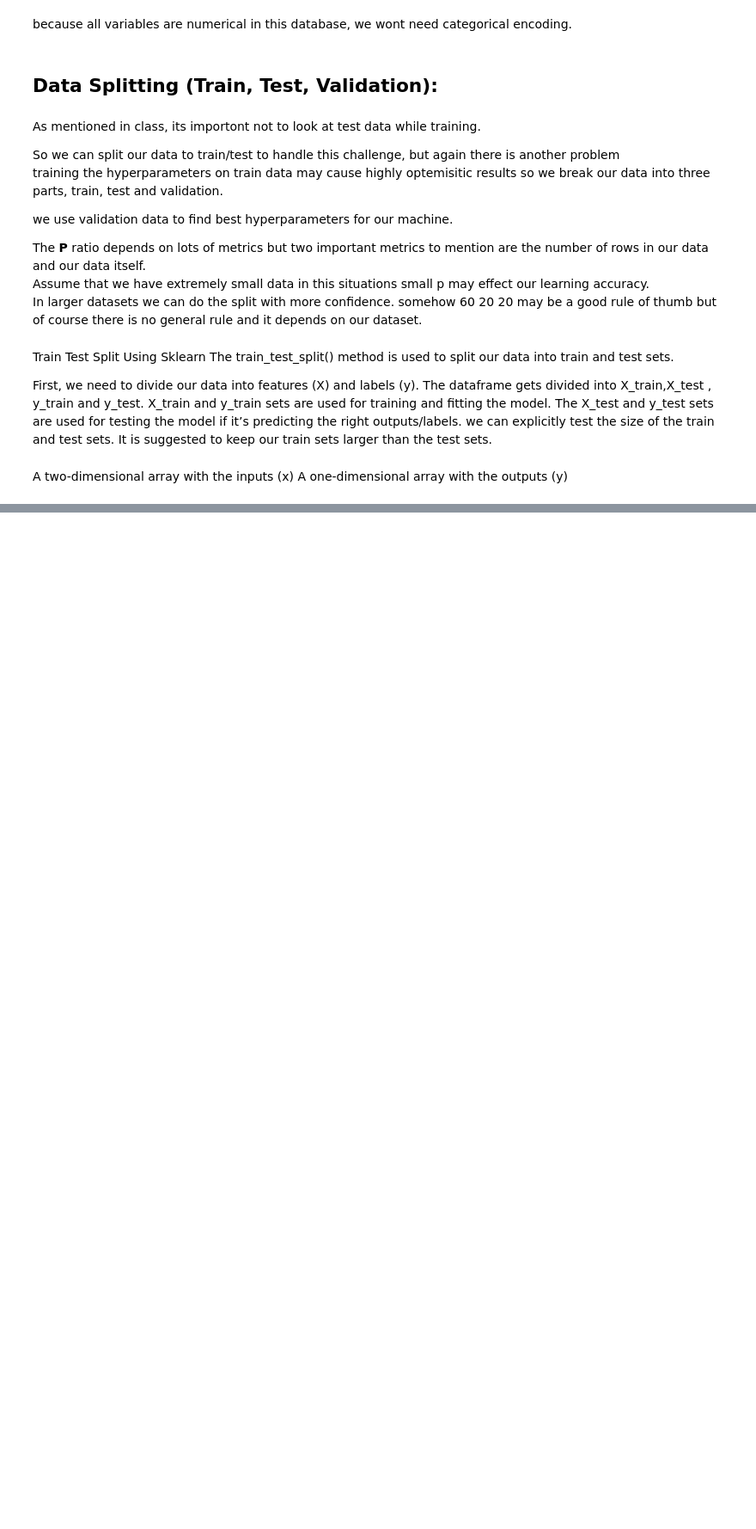
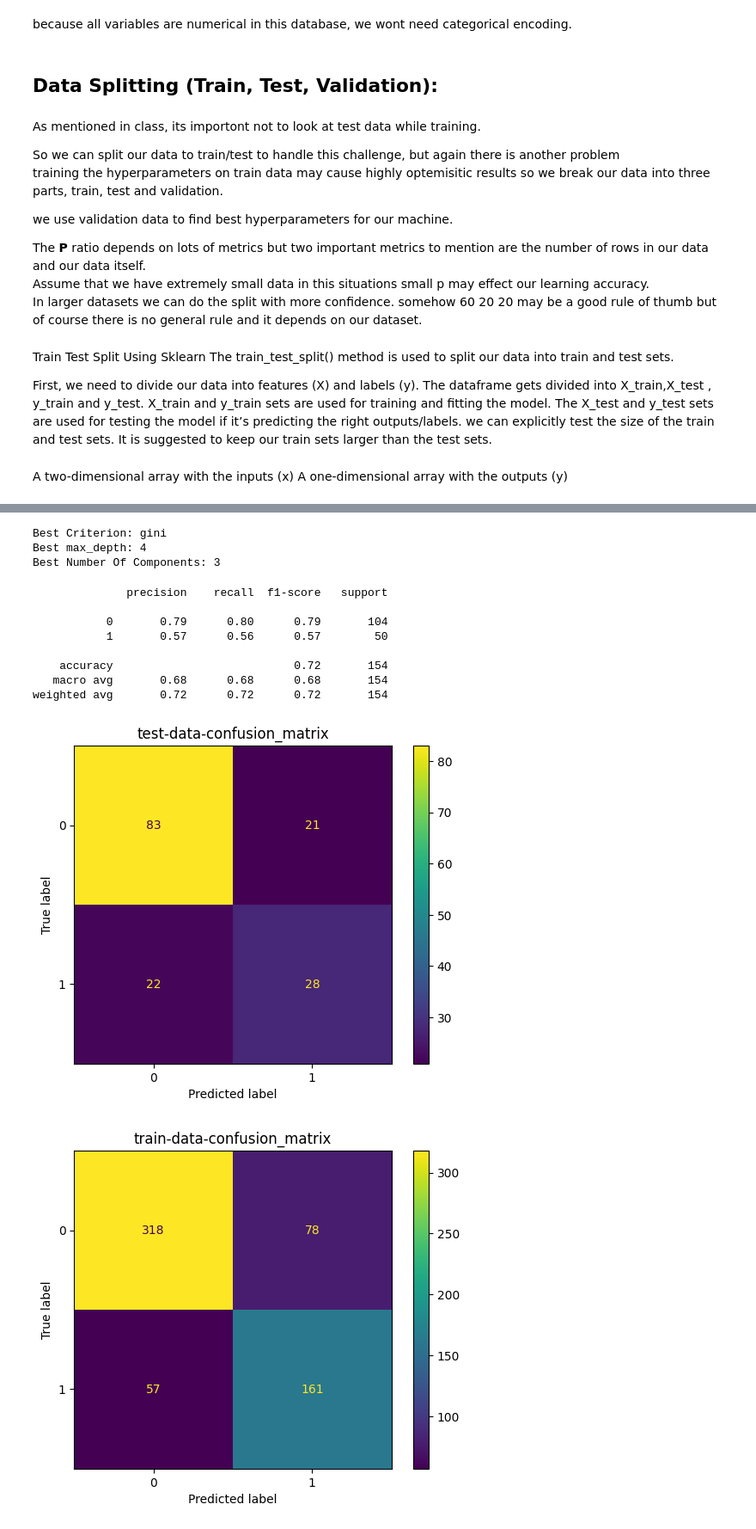
Before and after one commit to mohajel/AI_projects, a Jupyter notebook: CA4/ca4.ipynb, the cells around one changed output, grey strips where cells are left out. Shown at 86% size. Cells and saved outputs as stored; diff of their text form; code cells hidden in the pictures; blank space fills up the shorter version.

```diff
--- a/CA4/ca4.ipynb
+++ b/CA4/ca4.ipynb
@@ -321,0 +376,11 @@ X_train, X_test, y_train, y_test = train_test_split(x, y, shuffle=True, train_si
+# %%
+parameters = dict(pca__n_components = list(range(1,x_train.shape[1]+1,1)),
+                    dec_tree__criterion = ['gini', 'entropy'],
+                    dec_tree__max_depth = [2,4,6,8,10,12])
+
+pipe = Pipeline(steps=[('std_slc', StandardScaler()),
+                        ('pca',  decomposition.PCA()),
+                        ('dec_tree', tree.DecisionTreeClassifier())])
+# %%
+clf_GS = GridSearchCV(pipe, parameters)
+clf_GS.fit(x_train, y_train)
@@ -321,0 +394,29 @@ X_train, X_test, y_train, y_test = train_test_split(x, y, shuffle=True, train_si
+# %%
+print('Best Criterion:', clf_GS.best_estimator_.get_params()['dec_tree__criterion'])
+print('Best max_depth:', clf_GS.best_estimator_.get_params()['dec_tree__max_depth'])
+print('Best Number Of Components:', clf_GS.best_estimator_.get_params()['pca__n_components'])
+# %% [output]
+Best Criterion: gini
+Best max_depth: 4
+Best Number Of Components: 3
+# %%
+classifier = DecisionTreeClassifier(criterion=clf_GS.best_estimator_.get_params()['dec_tree__criterion'],
+                                    max_depth=clf_GS.best_estimator_.get_params()['dec_tree__max_depth'])
+classifier.fit(x_train, y_train)
+train_prediction = classifier.predict(x_train)
+test_prediction = classifier.predict(x_test)
+# %%
+print(metrics.classification_report(y_test, test_prediction))
+plot_confusion_matrix(y_test, test_prediction, "test-data-confusion_matrix")
+plot_confusion_matrix(y_train, train_prediction, "train-data-confusion_matrix")
+# %% [output]
+              precision    recall  f1-score   support
+
+           0       0.79      0.80      0.79       104
+           1       0.57      0.56      0.57        50
+
+    accuracy                           0.72       154
+   macro avg       0.68      0.68      0.68       154
+weighted avg       0.72      0.72      0.72       154
+[figure, added]
+[figure, added]
```
Also changed, not shown: parts of 27 cells of this notebook.
